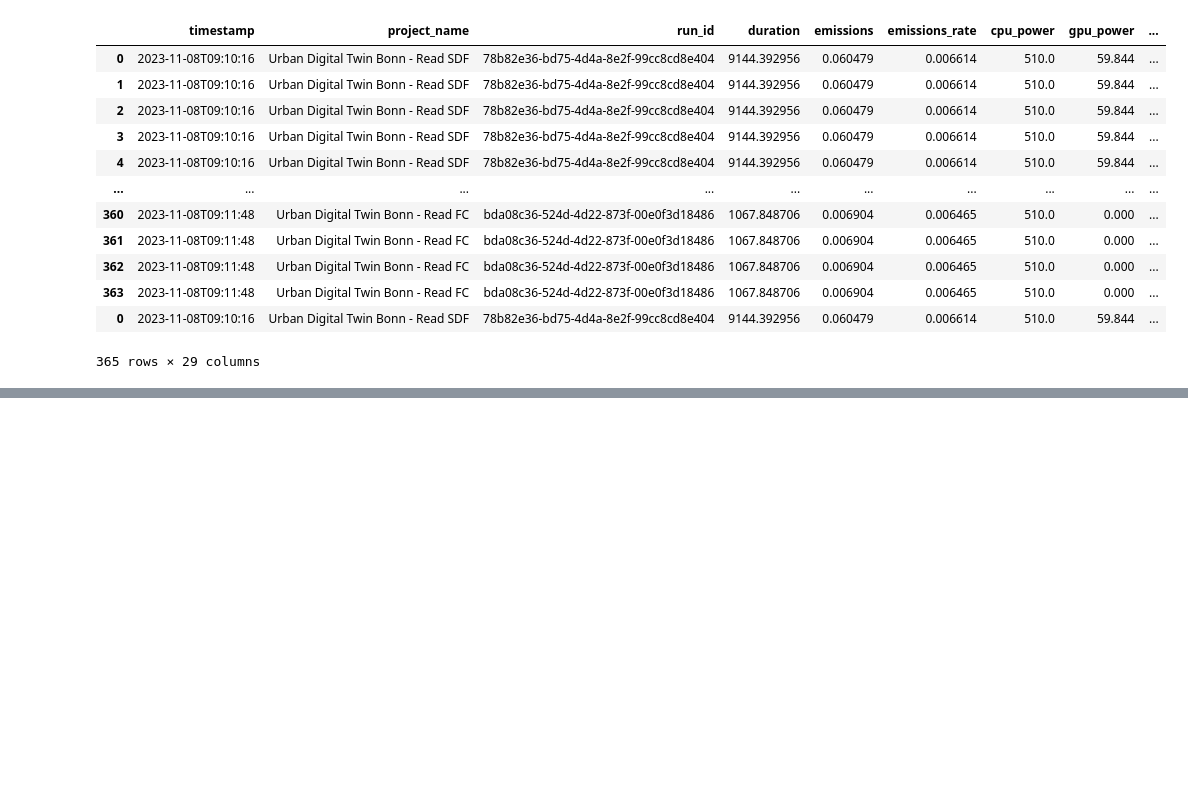
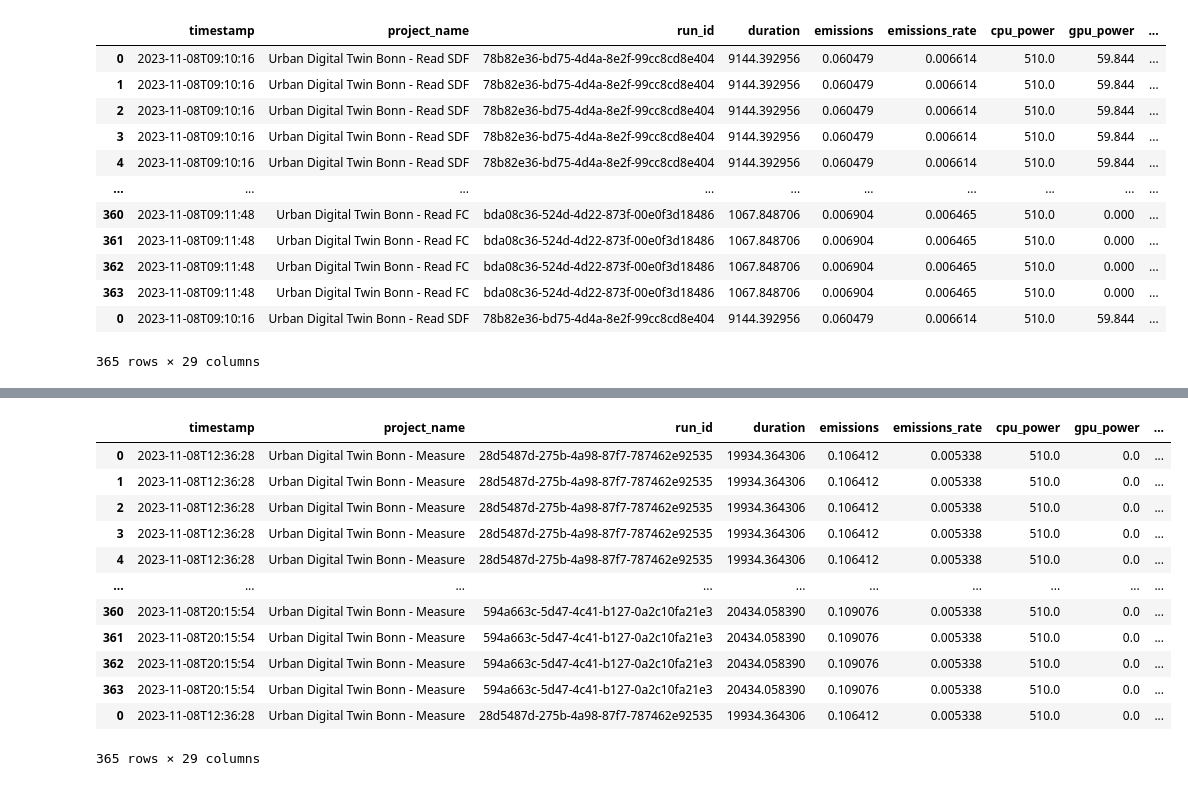
Before and after one commit to EsriDE/green-spatial-engineering, a Jupyter notebook: notebooks/Code Carbon.ipynb, the cells around one changed output, grey strips where cells are left out. Drawn from its saved outputs; the diff is of its cells as text; code cells hidden in the pictures; blank space fills up the shorter version.

```diff
--- a/notebooks/Code Carbon.ipynb
+++ b/notebooks/Code Carbon.ipynb
@@ -109,6 +119,25 @@ predicted_emissions_df
 # %%
 predicted_emissions_df.to_csv("../log/emissions-read-year.user", index=False)
 # %%
-for col in emissions_df.columns:
-    print(col)
+emissions_df = read_emissions("../log/emissions-measure.user")
+timespan = timedelta(hours=2)
+predicted_timespan = timedelta(hours=24)
+predicted_emissions_df = predict_emissions(emissions_df, timespan, predicted_timespan)
+predicted_emissions_df = clean_emissions(predicted_emissions_df)
+predicted_emissions_df = repeat_emissions(predicted_emissions_df, 365)
+predicted_emissions_df
+# %% [output]
+|  | timestamp | project_name | run_id | duration | emissions | emissions_rate | cpu_power | gpu_power | ... |
+| 0 | 2023-11-08T12:36:28 | Urban Digital Twin Bonn - Measure | 28d5487d-275b-4a98-87f7-787462e92535 | 19934.364306 | 0.106412 | 0.005338 | 510.0 | 0.0 | ... |
+| 1 | 2023-11-08T12:36:28 | Urban Digital Twin Bonn - Measure | 28d5487d-275b-4a98-87f7-787462e92535 | 19934.364306 | 0.106412 | 0.005338 | 510.0 | 0.0 | ... |
+| 2 | 2023-11-08T12:36:28 | Urban Digital Twin Bonn - Measure | 28d5487d-275b-4a98-87f7-787462e92535 | 19934.364306 | 0.106412 | 0.005338 | 510.0 | 0.0 | ... |
+| 3 | 2023-11-08T12:36:28 | Urban Digital Twin Bonn - Measure | 28d5487d-275b-4a98-87f7-787462e92535 | 19934.364306 | 0.106412 | 0.005338 | 510.0 | 0.0 | ... |
+| 4 | 2023-11-08T12:36:28 | Urban Digital Twin Bonn - Measure | 28d5487d-275b-4a98-87f7-787462e92535 | 19934.364306 | 0.106412 | 0.005338 | 510.0 | 0.0 | ... |
+| ... | ... | ... | ... | ... | ... | ... | ... | ... | ... |
+| 360 | 2023-11-08T20:15:54 | Urban Digital Twin Bonn - Measure | 594a663c-5d47-4c41-b127-0a2c10fa21e3 | 20434.058390 | 0.109076 | 0.005338 | 510.0 | 0.0 | ... |
+| 361 | 2023-11-08T20:15:54 | Urban Digital Twin Bonn - Measure | 594a663c-5d47-4c41-b127-0a2c10fa21e3 | 20434.058390 | 0.109076 | 0.005338 | 510.0 | 0.0 | ... |
+| 362 | 2023-11-08T20:15:54 | Urban Digital Twin Bonn - Measure | 594a663c-5d47-4c41-b127-0a2c10fa21e3 | 20434.058390 | 0.109076 | 0.005338 | 510.0 | 0.0 | ... |
+| 363 | 2023-11-08T20:15:54 | Urban Digital Twin Bonn - Measure | 594a663c-5d47-4c41-b127-0a2c10fa21e3 | 20434.058390 | 0.109076 | 0.005338 | 510.0 | 0.0 | ... |
+| 0 | 2023-11-08T12:36:28 | Urban Digital Twin Bonn - Measure | 28d5487d-275b-4a98-87f7-787462e92535 | 19934.364306 | 0.106412 | 0.005338 | 510.0 | 0.0 | ... |
+365 rows × 29 columns
 # %%
```
Also changed, not shown: parts of 6 cells of this notebook.
